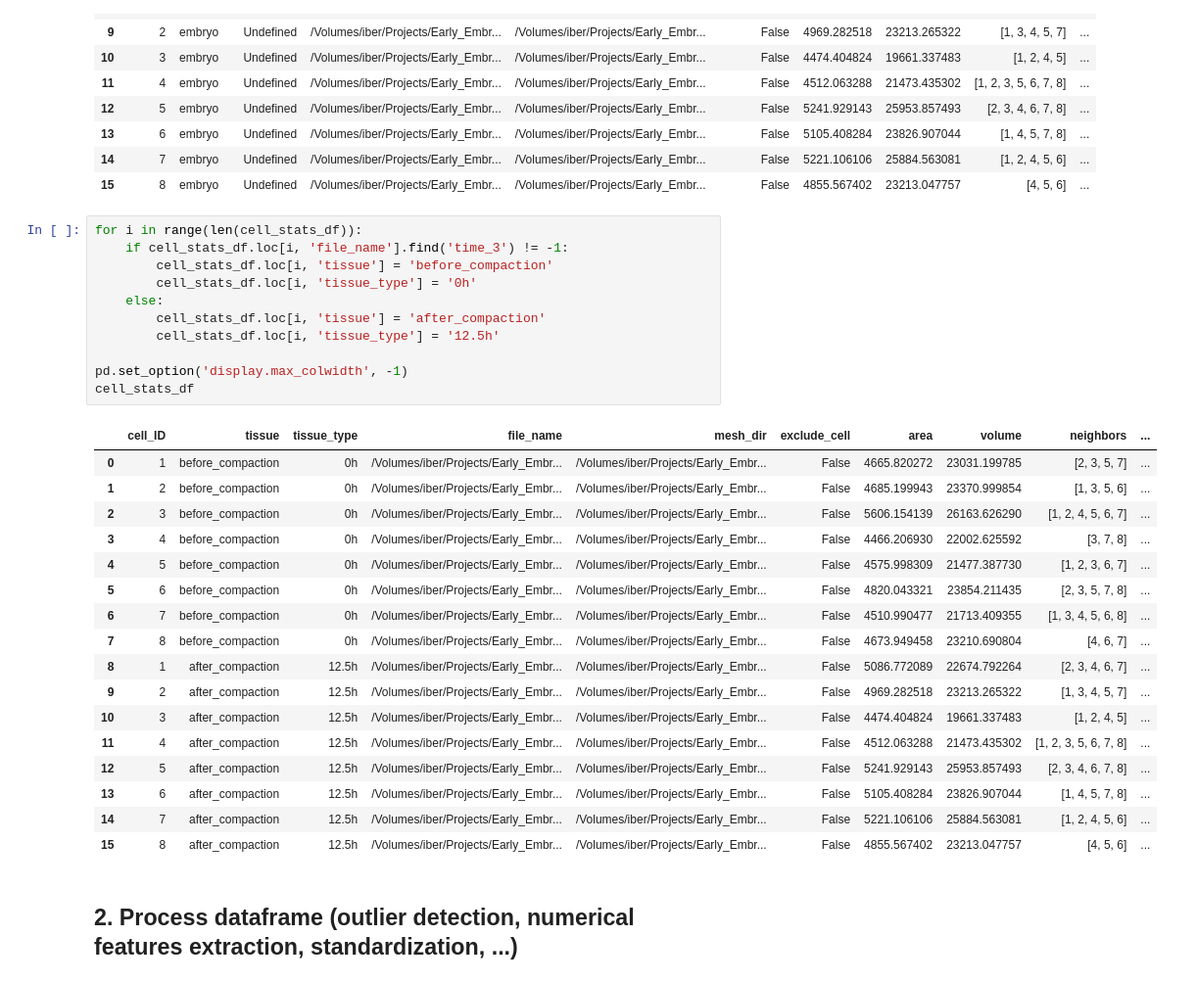
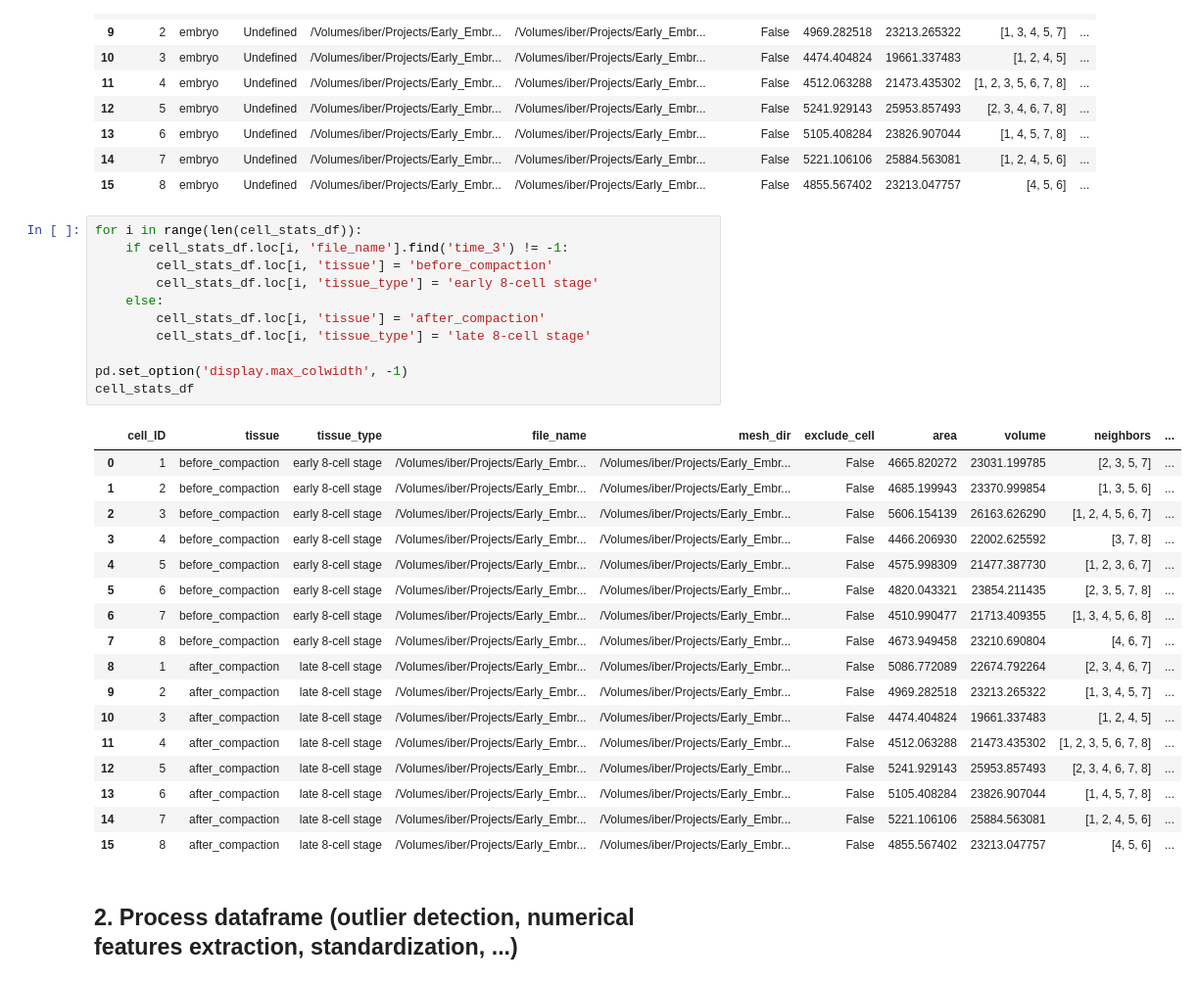
Before and after one commit to AntanasMurelis/EpiStats, a Jupyter notebook: src/tutorials/plots_tutorial.ipynb, the cells around one changed output. Shown at 98% size. Drawn from its saved outputs; the diff is of its cells as text.

```diff
--- a/src/tutorials/plots_tutorial.ipynb
+++ b/src/tutorials/plots_tutorial.ipynb
@@ -47,32 +47,32 @@ cell_stats_df
 # %%
 for i in range(len(cell_stats_df)):
     if cell_stats_df.loc[i, 'file_name'].find('time_3') != -1:
         cell_stats_df.loc[i, 'tissue'] = 'before_compaction'
-        cell_stats_df.loc[i, 'tissue_type'] = '0h'
+        cell_stats_df.loc[i, 'tissue_type'] = 'early 8-cell stage'
     else:
         cell_stats_df.loc[i, 'tissue'] = 'after_compaction'
-        cell_stats_df.loc[i, 'tissue_type'] = '12.5h'
+        cell_stats_df.loc[i, 'tissue_type'] = 'late 8-cell stage'
 
 pd.set_option('display.max_colwidth', -1)
 cell_stats_df
 # %% [output]
 |  | cell_ID | tissue | tissue_type | file_name | mesh_dir | exclude_cell | area | volume | neighbors | ... |
-| 0 | 1 | before_compaction | 0h | /Volumes/iber/Projects/Early_Embr... | /Volumes/iber/Projects/Early_Embr... | False | 4665.820272 | 23031.199785 | [2, 3, 5, 7] | ... |
-| 1 | 2 | before_compaction | 0h | /Volumes/iber/Projects/Early_Embr... | /Volumes/iber/Projects/Early_Embr... | False | 4685.199943 | 23370.999854 | [1, 3, 5, 6] | ... |
-| 2 | 3 | before_compaction | 0h | /Volumes/iber/Projects/Early_Embr... | /Volumes/iber/Projects/Early_Embr... | False | 5606.154139 | 26163.626290 | [1, 2, 4, 5, 6, 7] | ... |
-| 3 | 4 | before_compaction | 0h | /Volumes/iber/Projects/Early_Embr... | /Volumes/iber/Projects/Early_Embr... | False | 4466.206930 | 22002.625592 | [3, 7, 8] | ... |
-| 4 | 5 | before_compaction | 0h | /Volumes/iber/Projects/Early_Embr... | /Volumes/iber/Projects/Early_Embr... | False | 4575.998309 | 21477.387730 | [1, 2, 3, 6, 7] | ... |
-| 5 | 6 | before_compaction | 0h | /Volumes/iber/Projects/Early_Embr... | /Volumes/iber/Projects/Early_Embr... | False | 4820.043321 | 23854.211435 | [2, 3, 5, 7, 8] | ... |
-| 6 | 7 | before_compaction | 0h | /Volumes/iber/Projects/Early_Embr... | /Volumes/iber/Projects/Early_Embr... | False | 4510.990477 | 21713.409355 | [1, 3, 4, 5, 6, 8] | ... |
-| 7 | 8 | before_compaction | 0h | /Volumes/iber/Projects/Early_Embr... | /Volumes/iber/Projects/Early_Embr... | False | 4673.949458 | 23210.690804 | [4, 6, 7] | ... |
-| 8 | 1 | after_compaction | 12.5h | /Volumes/iber/Projects/Early_Embr... | /Volumes/iber/Projects/Early_Embr... | False | 5086.772089 | 22674.792264 | [2, 3, 4, 6, 7] | ... |
-| 9 | 2 | after_compaction | 12.5h | /Volumes/iber/Projects/Early_Embr... | /Volumes/iber/Projects/Early_Embr... | False | 4969.282518 | 23213.265322 | [1, 3, 4, 5, 7] | ... |
-| 10 | 3 | after_compaction | 12.5h | /Volumes/iber/Projects/Early_Embr... | /Volumes/iber/Projects/Early_Embr... | False | 4474.404824 | 19661.337483 | [1, 2, 4, 5] | ... |
-| 11 | 4 | after_compaction | 12.5h | /Volumes/iber/Projects/Early_Embr... | /Volumes/iber/Projects/Early_Embr... | False | 4512.063288 | 21473.435302 | [1, 2, 3, 5, 6, 7, 8] | ... |
-| 12 | 5 | after_compaction | 12.5h | /Volumes/iber/Projects/Early_Embr... | /Volumes/iber/Projects/Early_Embr... | False | 5241.929143 | 25953.857493 | [2, 3, 4, 6, 7, 8] | ... |
-| 13 | 6 | after_compaction | 12.5h | /Volumes/iber/Projects/Early_Embr... | /Volumes/iber/Projects/Early_Embr... | False | 5105.408284 | 23826.907044 | [1, 4, 5, 7, 8] | ... |
-| 14 | 7 | after_compaction | 12.5h | /Volumes/iber/Projects/Early_Embr... | /Volumes/iber/Projects/Early_Embr... | False | 5221.106106 | 25884.563081 | [1, 2, 4, 5, 6] | ... |
-| 15 | 8 | after_compaction | 12.5h | /Volumes/iber/Projects/Early_Embr... | /Volumes/iber/Projects/Early_Embr... | False | 4855.567402 | 23213.047757 | [4, 5, 6] | ... |
+| 0 | 1 | before_compaction | early 8-cell stage | /Volumes/iber/Projects/Early_Embr... | /Volumes/iber/Projects/Early_Embr... | False | 4665.820272 | 23031.199785 | [2, 3, 5, 7] | ... |
+| 1 | 2 | before_compaction | early 8-cell stage | /Volumes/iber/Projects/Early_Embr... | /Volumes/iber/Projects/Early_Embr... | False | 4685.199943 | 23370.999854 | [1, 3, 5, 6] | ... |
+| 2 | 3 | before_compaction | early 8-cell stage | /Volumes/iber/Projects/Early_Embr... | /Volumes/iber/Projects/Early_Embr... | False | 5606.154139 | 26163.626290 | [1, 2, 4, 5, 6, 7] | ... |
+| 3 | 4 | before_compaction | early 8-cell stage | /Volumes/iber/Projects/Early_Embr... | /Volumes/iber/Projects/Early_Embr... | False | 4466.206930 | 22002.625592 | [3, 7, 8] | ... |
+| 4 | 5 | before_compaction | early 8-cell stage | /Volumes/iber/Projects/Early_Embr... | /Volumes/iber/Projects/Early_Embr... | False | 4575.998309 | 21477.387730 | [1, 2, 3, 6, 7] | ... |
+| 5 | 6 | before_compaction | early 8-cell stage | /Volumes/iber/Projects/Early_Embr... | /Volumes/iber/Projects/Early_Embr... | False | 4820.043321 | 23854.211435 | [2, 3, 5, 7, 8] | ... |
+| 6 | 7 | before_compaction | early 8-cell stage | /Volumes/iber/Projects/Early_Embr... | /Volumes/iber/Projects/Early_Embr... | False | 4510.990477 | 21713.409355 | [1, 3, 4, 5, 6, 8] | ... |
+| 7 | 8 | before_compaction | early 8-cell stage | /Volumes/iber/Projects/Early_Embr... | /Volumes/iber/Projects/Early_Embr... | False | 4673.949458 | 23210.690804 | [4, 6, 7] | ... |
+| 8 | 1 | after_compaction | late 8-cell stage | /Volumes/iber/Projects/Early_Embr... | /Volumes/iber/Projects/Early_Embr... | False | 5086.772089 | 22674.792264 | [2, 3, 4, 6, 7] | ... |
+| 9 | 2 | after_compaction | late 8-cell stage | /Volumes/iber/Projects/Early_Embr... | /Volumes/iber/Projects/Early_Embr... | False | 4969.282518 | 23213.265322 | [1, 3, 4, 5, 7] | ... |
+| 10 | 3 | after_compaction | late 8-cell stage | /Volumes/iber/Projects/Early_Embr... | /Volumes/iber/Projects/Early_Embr... | False | 4474.404824 | 19661.337483 | [1, 2, 4, 5] | ... |
+| 11 | 4 | after_compaction | late 8-cell stage | /Volumes/iber/Projects/Early_Embr... | /Volumes/iber/Projects/Early_Embr... | False | 4512.063288 | 21473.435302 | [1, 2, 3, 5, 6, 7, 8] | ... |
+| 12 | 5 | after_compaction | late 8-cell stage | /Volumes/iber/Projects/Early_Embr... | /Volumes/iber/Projects/Early_Embr... | False | 5241.929143 | 25953.857493 | [2, 3, 4, 6, 7, 8] | ... |
+| 13 | 6 | after_compaction | late 8-cell stage | /Volumes/iber/Projects/Early_Embr... | /Volumes/iber/Projects/Early_Embr... | False | 5105.408284 | 23826.907044 | [1, 4, 5, 7, 8] | ... |
+| 14 | 7 | after_compaction | late 8-cell stage | /Volumes/iber/Projects/Early_Embr... | /Volumes/iber/Projects/Early_Embr... | False | 5221.106106 | 25884.563081 | [1, 2, 4, 5, 6] | ... |
+| 15 | 8 | after_compaction | late 8-cell stage | /Volumes/iber/Projects/Early_Embr... | /Volumes/iber/Projects/Early_Embr... | False | 4855.567402 | 23213.047757 | [4, 5, 6] | ... |
 # %% [markdown]
 ## 2. Process dataframe (outlier detection, numerical features extraction, standardization, ...)
 # %%
```
Also changed, not shown: parts of 3 cells of this notebook, 1 other file.
